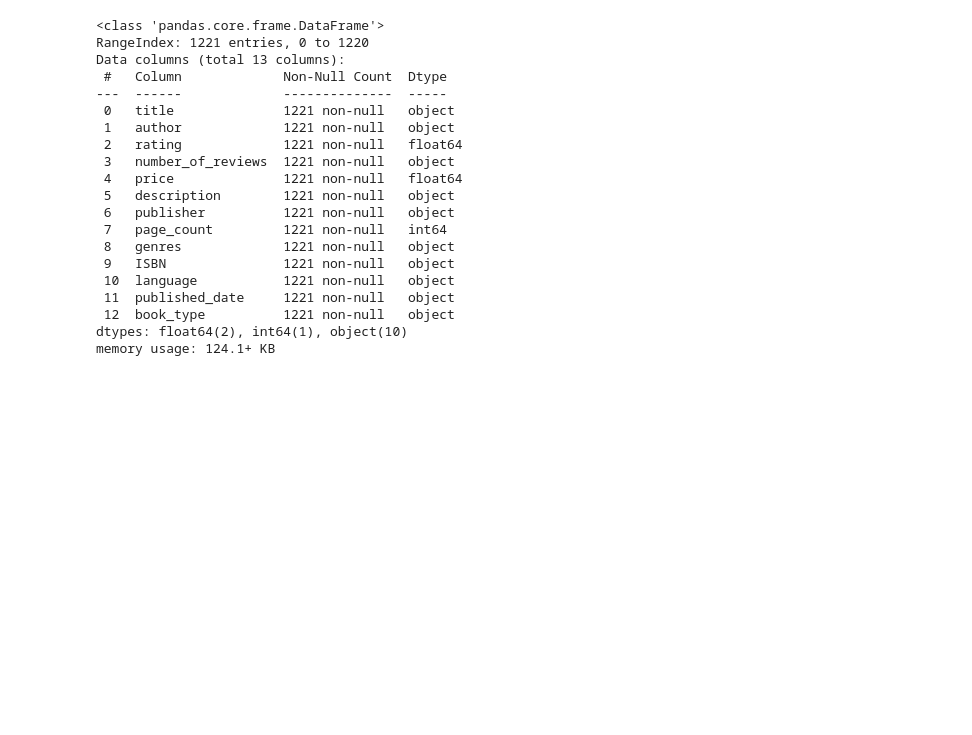
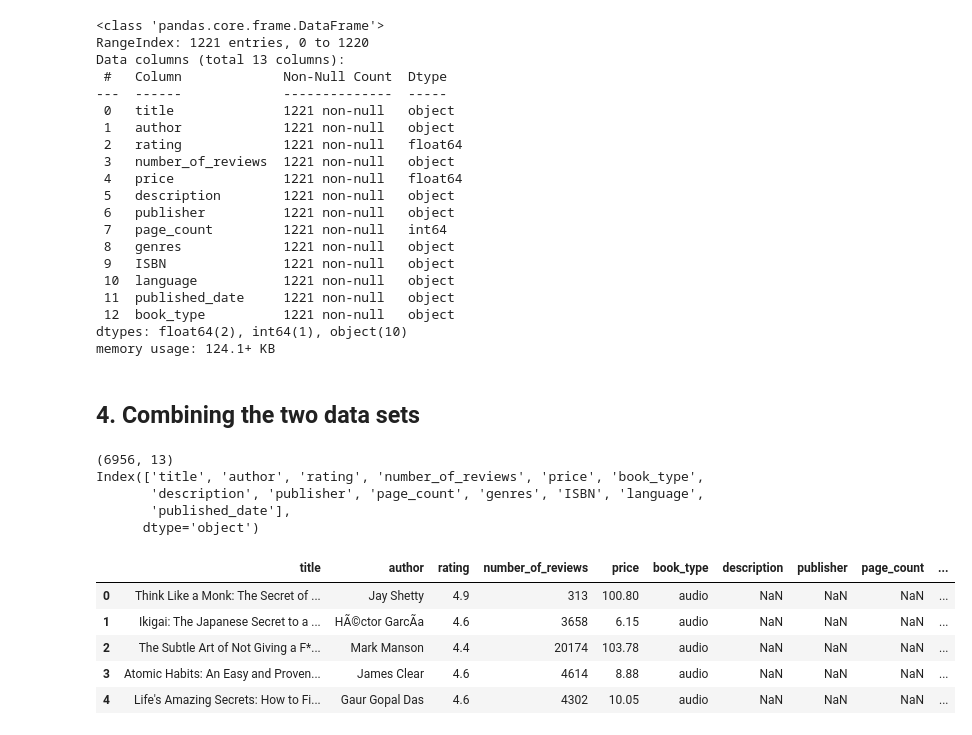
Before and after one commit to laurenmsapp1/comparison_books_audiobooks, a Jupyter notebook: notebooks/comparison_books.ipynb, the cells around one changed output. Saved outputs shown, nothing was run; the diff lists cells and outputs as text; code cells hidden in the pictures; blank space fills up the shorter version.

```diff
--- a/notebooks/comparison_books.ipynb
+++ b/notebooks/comparison_books.ipynb
@@ -298,3 +298,25 @@ Data columns (total 13 columns):
  12  book_type          1221 non-null   object
 dtypes: float64(2), int64(1), object(10)
 memory usage: 124.1+ KB
+# %% [markdown]
+## 4. Combining the two data sets
+# %%
+df_combined = pd.concat([df_audio, df_physical], ignore_index=True)
+
+print(df_combined.shape)
+print(df_combined.columns)
+# %% [output]
+(6956, 13)
+Index(['title', 'author', 'rating', 'number_of_reviews', 'price', 'book_type',
+       'description', 'publisher', 'page_count', 'genres', 'ISBN', 'language',
+       'published_date'],
+      dtype='object')
+# %%
+df_combined.head()
+# %% [output]
+|  | title | author | rating | number_of_reviews | price | book_type | description | publisher | page_count | ... |
+| 0 | Think Like a Monk: The Secret of ... | Jay Shetty | 4.9 | 313 | 100.80 | audio | NaN | NaN | NaN | ... |
+| 1 | Ikigai: The Japanese Secret to a ... | HÃ©ctor GarcÃ­a | 4.6 | 3658 | 6.15 | audio | NaN | NaN | NaN | ... |
+| 2 | The Subtle Art of Not Giving a F*... | Mark Manson | 4.4 | 20174 | 103.78 | audio | NaN | NaN | NaN | ... |
+| 3 | Atomic Habits: An Easy and Proven... | James Clear | 4.6 | 4614 | 8.88 | audio | NaN | NaN | NaN | ... |
+| 4 | Life's Amazing Secrets: How to Fi... | Gaur Gopal Das | 4.6 | 4302 | 10.05 | audio | NaN | NaN | NaN | ... |
```
Also changed, not shown: parts of 12 cells of this notebook.
